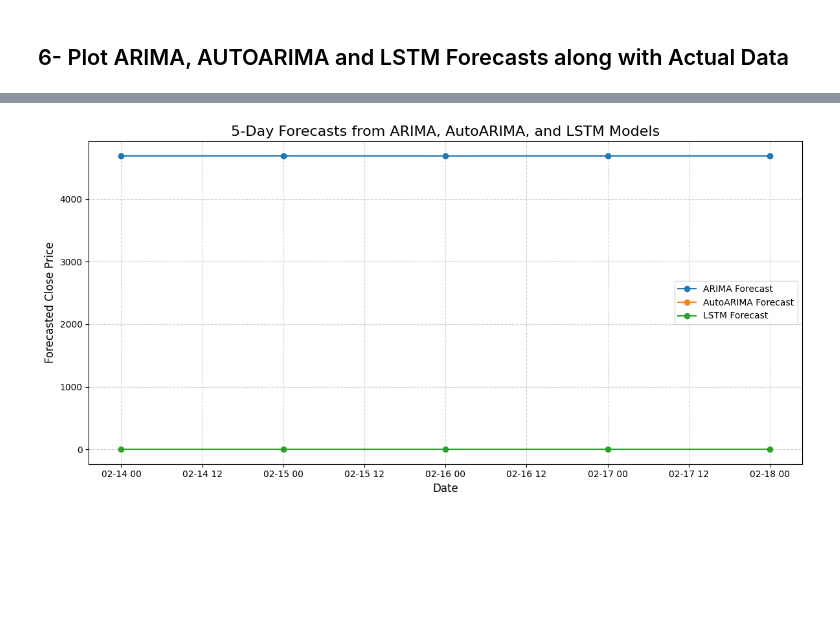
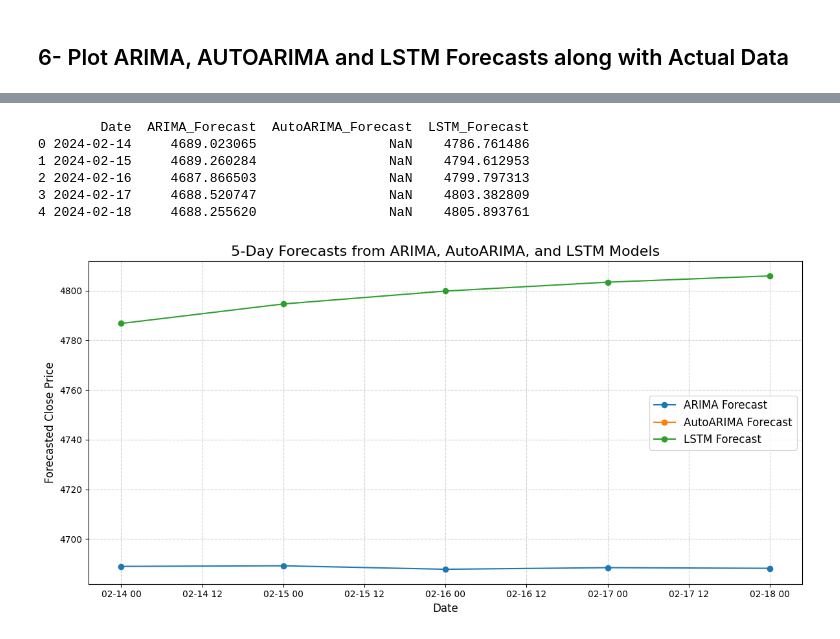
Before and after one commit to Fabio-Poli/CCT-Thesis-Project, a Jupyter notebook: Project_Code/Project Sep 2024.ipynb, the cells around one changed output, grey strips where cells are left out. Cells and saved outputs as stored; diff of their text form; code cells hidden in the pictures; blank space fills up the shorter version.

```diff
--- a/Project_Code/Project Sep 2024.ipynb
+++ b/Project_Code/Project Sep 2024.ipynb
@@ -3188,19 +3365,32 @@ LSTM model loaded.
 LSTM 5-day forecast completed.
 Forecasts exported to 'model_forecasts_5_days.csv'
-# %%
-# Plot the forecasts
-plt.figure(figsize=(12, 6))
-
-plt.plot(forecast_df.index, forecast_df['ARIMA_Forecast'], label='ARIMA Forecast', marker='o')
-plt.plot(forecast_df.index, forecast_df['AutoARIMA_Forecast'], label='AutoARIMA Forecast', marker='o')
-plt.plot(forecast_df.index, forecast_df['LSTM_Forecast'], label='LSTM Forecast', marker='o')
-
-plt.title('5-Day Forecasts from ARIMA, AutoARIMA, and LSTM Models', fontsize=16)
-plt.xlabel('Date', fontsize=12)
-plt.ylabel('Forecasted Close Price', fontsize=12)
-plt.legend(loc='best')
-plt.grid(True, linestyle='--', alpha=0.6)
-plt.tight_layout()
-plt.show()
-# %% [output]
-[figure, removed]
+# %%
+# Read the forecasts
+forecast_df = pd.read_csv('model_forecasts_5_days.csv', parse_dates=['Date'])
+
+# Display the forecast DataFrame
+print(forecast_df)
+# %% [output]
+        Date  ARIMA_Forecast  AutoARIMA_Forecast  LSTM_Forecast
+0 2024-02-14     4689.023065                 NaN    4786.761486
+1 2024-02-15     4689.260284                 NaN    4794.612953
+2 2024-02-16     4687.866503                 NaN    4799.797313
+3 2024-02-17     4688.520747                 NaN    4803.382809
+4 2024-02-18     4688.255620                 NaN    4805.893761
+# %%
+# Plot the forecasts
+plt.figure(figsize=(12, 6))
+
+plt.plot(forecast_df['Date'], forecast_df['ARIMA_Forecast'], label='ARIMA Forecast', marker='o')
+plt.plot(forecast_df['Date'], forecast_df['AutoARIMA_Forecast'], label='AutoARIMA Forecast', marker='o')
+plt.plot(forecast_df['Date'], forecast_df['LSTM_Forecast'], label='LSTM Forecast', marker='o')
+
+plt.title('5-Day Forecasts from ARIMA, AutoARIMA, and LSTM Models', fontsize=16)
+plt.xlabel('Date', fontsize=12)
+plt.ylabel('Forecasted Close Price', fontsize=12)
+plt.legend(loc='best', fontsize=12)
+plt.grid(True, linestyle='--', alpha=0.6)
+plt.tight_layout()
+plt.show()
+# %% [output]
+[figure, added]
```
Also changed, not shown: parts of 20 cells of this notebook.
